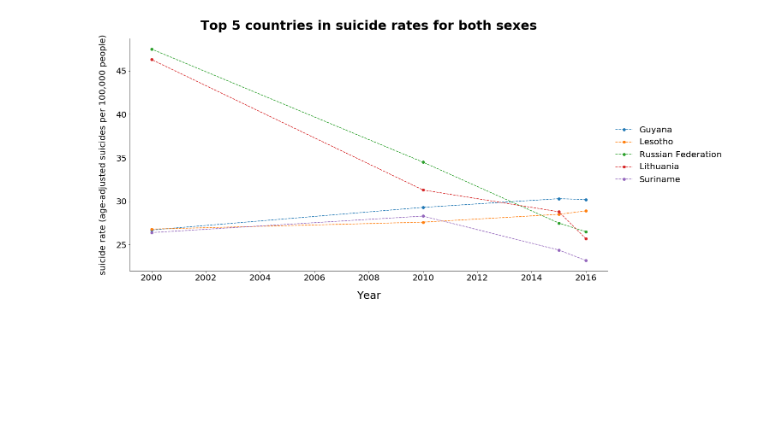
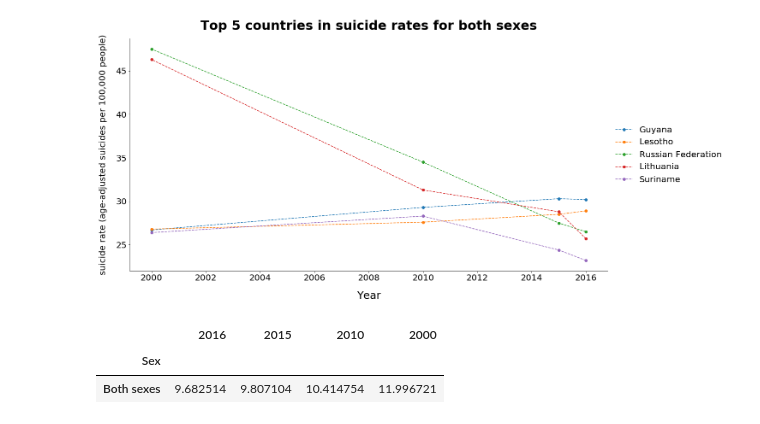
Before and after one commit to NachoMartinezJ/your-own-project, a Jupyter notebook: suicide_analysis.ipynb, the cells around one changed output. Cells and saved outputs as stored; diff of their text form; code cells hidden in the pictures; blank space fills up the shorter version.

```diff
--- a/suicide_analysis.ipynb
+++ b/suicide_analysis.ipynb
@@ -127,3 +127,11 @@ sns.despine()
 plt.show()
 # %% [output]
 [figure]
+# %%
+# Creating aggregate table. Mean suicide rate for both sexes in all countries
+mean_srate = both.groupby(by='Sex').mean()
+mean_srate
+# %% [output]
+|  | 2016 | 2015 | 2010 | 2000 |
+| Sex |  |  |  |  |
+| Both sexes | 9.682514 | 9.807104 | 10.414754 | 11.996721 |
```
Also changed, not shown: parts of 1 cell of this notebook.
